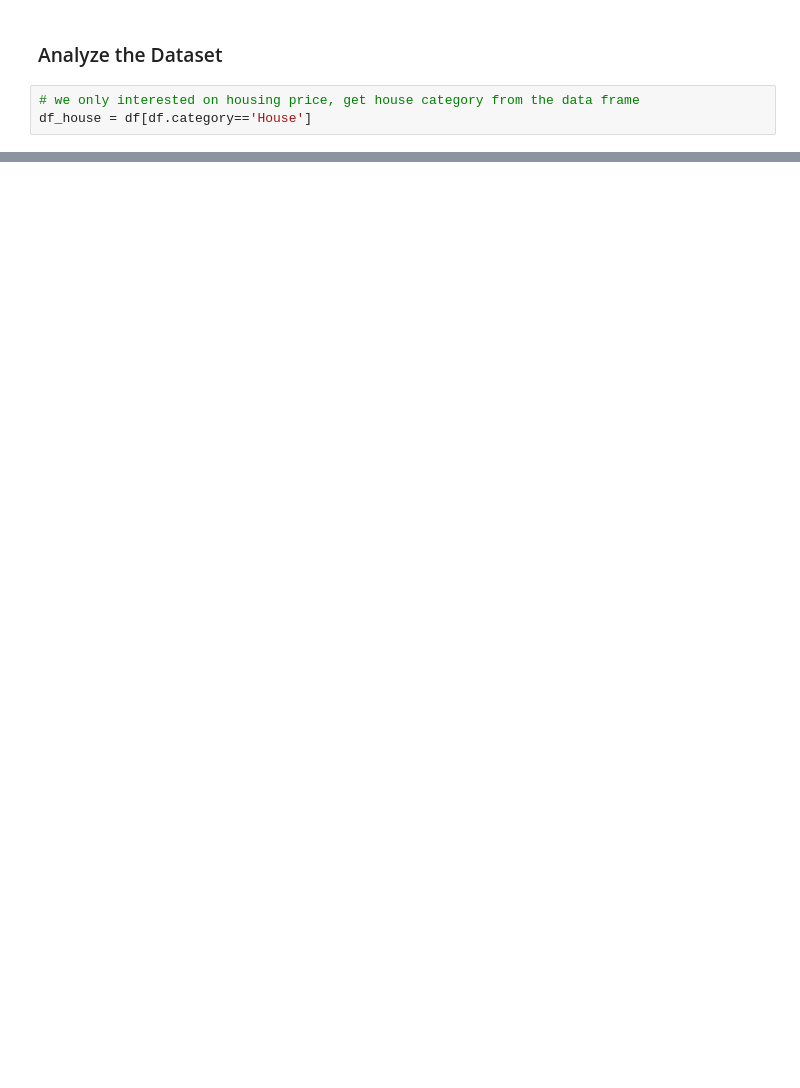
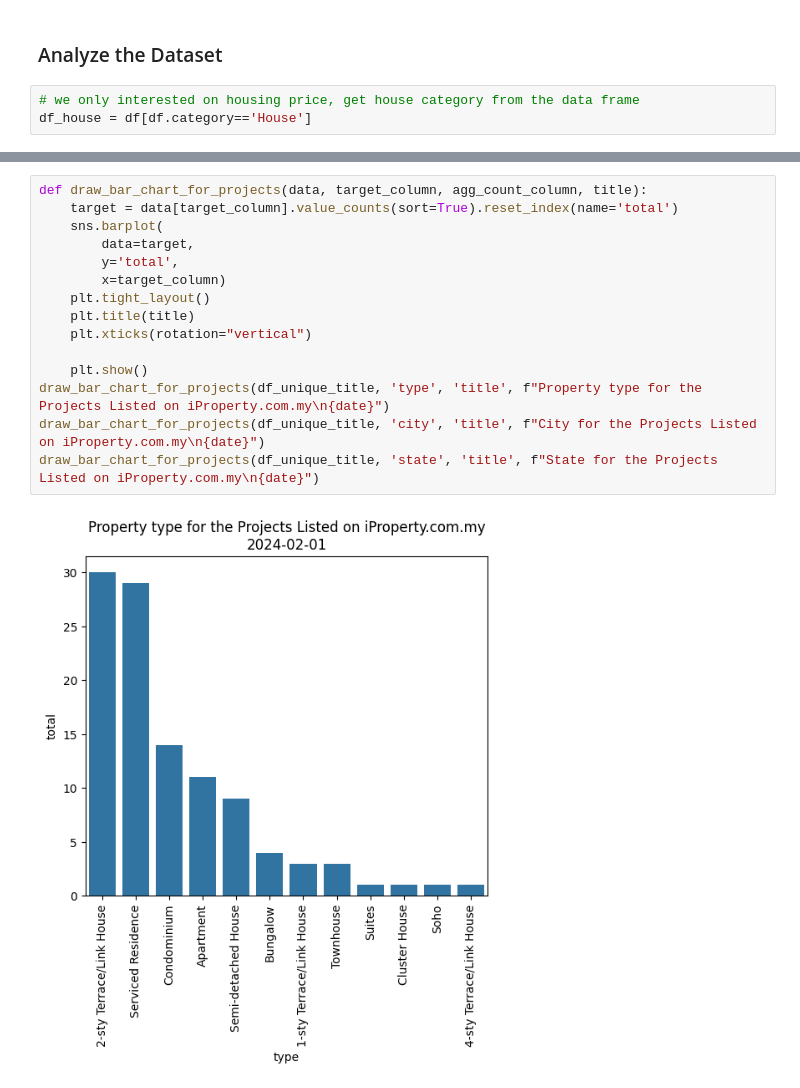
Before and after one commit to Bsting/fc_aps_mini_project_1, a Jupyter notebook: eda/iproperty_eda.ipynb, the cells around one changed output, grey strips where cells are left out. Drawn from its saved outputs; the diff is of its cells as text; blank space fills up the shorter version.

```diff
--- a/eda/iproperty_eda.ipynb
+++ b/eda/iproperty_eda.ipynb
@@ -371,0 +440,17 @@ df_house = df[df.category=='House']
+# %%
+def draw_bar_chart_for_projects(data, target_column, agg_count_column, title):
+    target = data[target_column].value_counts(sort=True).reset_index(name='total')
+    sns.barplot(
+        data=target,
+        y='total',
+        x=target_column)
+    plt.tight_layout()
+    plt.title(title)
+    plt.xticks(rotation="vertical")
+
+    plt.show()
+draw_bar_chart_for_projects(df_unique_title, 'type', 'title', f"Property type for the Projects Listed on iProperty.com.my\n{date}")
+draw_bar_chart_for_projects(df_unique_title, 'city', 'title', f"City for the Projects Listed on iProperty.com.my\n{date}")
+draw_bar_chart_for_projects(df_unique_title, 'state', 'title', f"State for the Projects Listed on iProperty.com.my\n{date}")
+# %% [output]
+[figure, added]
```
Also changed, not shown: parts of 11 cells of this notebook, 1 other file.
